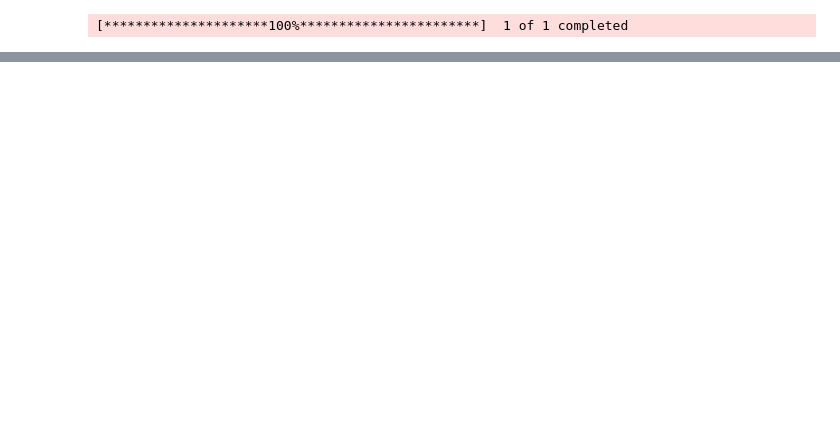
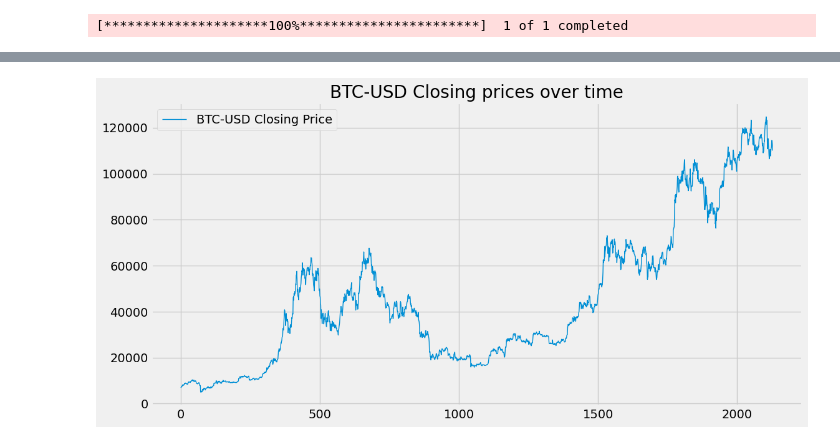
Before and after one commit to widushan/Stock-Trend-Prediction, a Jupyter notebook: Stock Price Prediction.ipynb, the cells around one changed output, grey strips where cells are left out. Drawn from its saved outputs; the diff is of its cells as text; code cells hidden in the pictures; blank space fills up the shorter version.

```diff
--- a/Stock Price Prediction.ipynb
+++ b/Stock Price Prediction.ipynb
@@ -143,0 +162,2 @@ data01.head()
+# %%
+df = df.drop(columns=['Date', 'index', 'Adj Close'], level=0, errors='ignore')
@@ -143,0 +174,8 @@ data01.head()
+# %%
+plt.figure(figsize=(12, 6))
+plt.plot(df['Close'], label = f'{stock} Closing Price', linewidth = 1)
+plt.title(f'{stock} Closing prices over time')
+plt.legend()
+plt.show()
+# %% [output]
+[figure, added]
```
Also changed, not shown: parts of 54 cells of this notebook, 3 other files.
